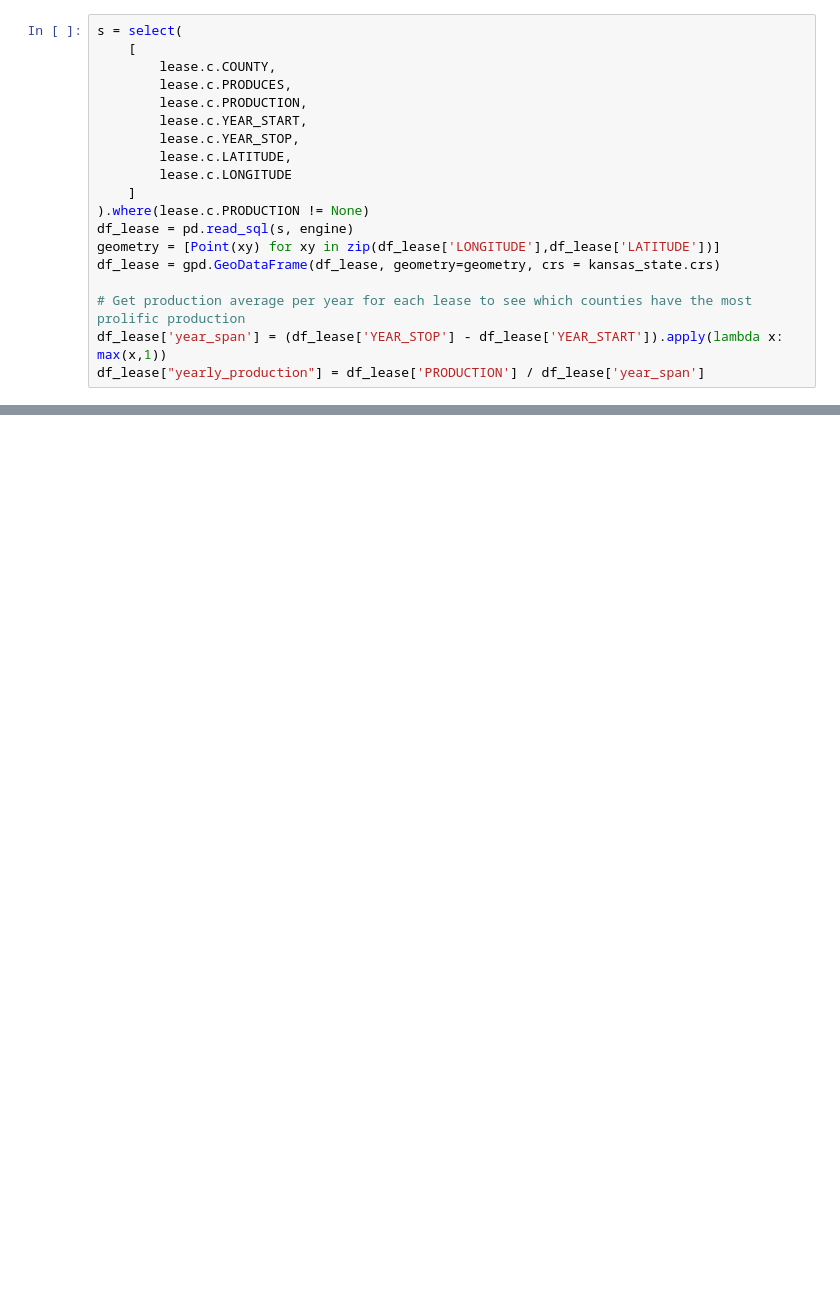
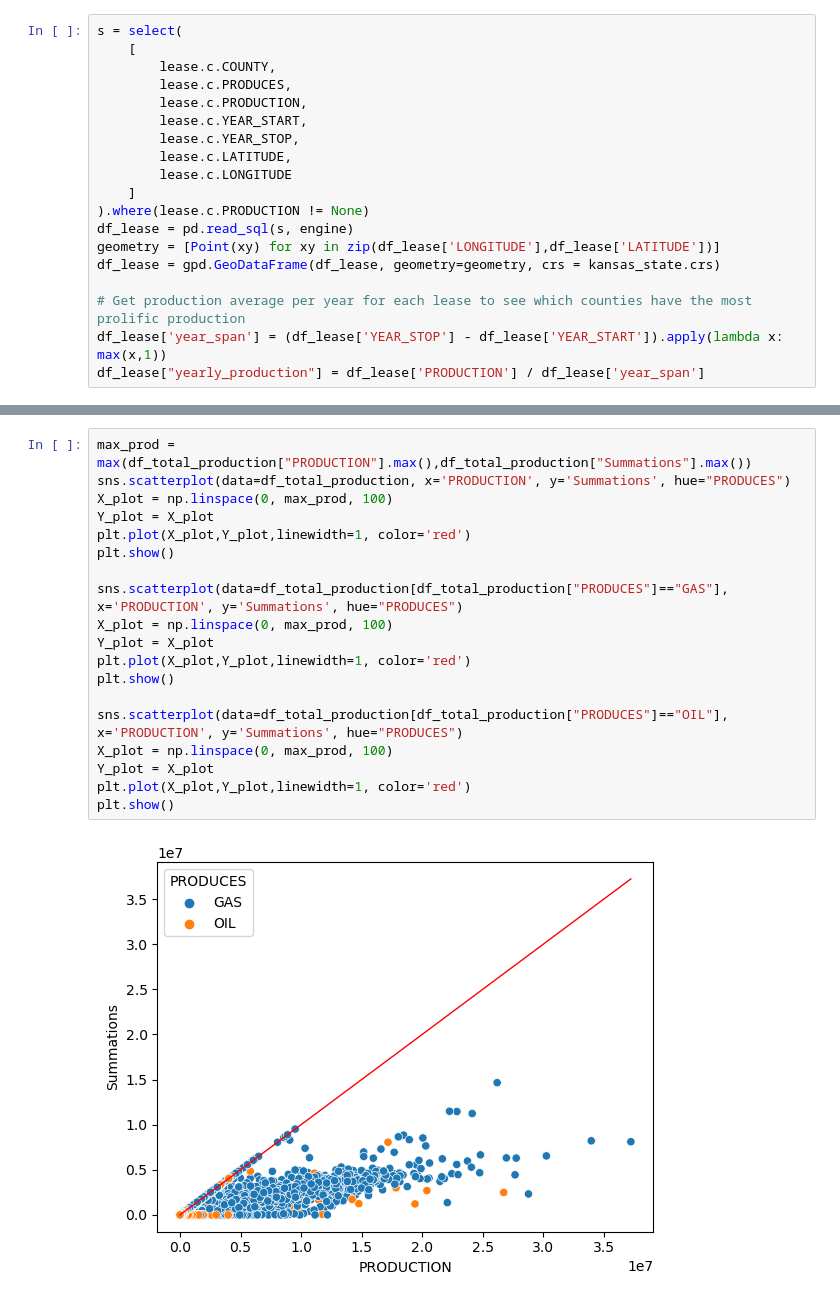
Before and after one commit to Energy-DVA/energy, a Jupyter notebook: _1_analysis/eda.ipynb, the cells around one changed output, grey strips where cells are left out. Cells and saved outputs as stored; diff of their text form; blank space fills up the shorter version.

```diff
--- a/_1_analysis/eda.ipynb
+++ b/_1_analysis/eda.ipynb
@@ -75,0 +146,21 @@ df_lease["yearly_production"] = df_lease['PRODUCTION'] / df_lease['year_span']
+# %%
+max_prod = max(df_total_production["PRODUCTION"].max(),df_total_production["Summations"].max())
+sns.scatterplot(data=df_total_production, x='PRODUCTION', y='Summations', hue="PRODUCES")
+X_plot = np.linspace(0, max_prod, 100)
+Y_plot = X_plot
+plt.plot(X_plot,Y_plot,linewidth=1, color='red')
+plt.show()
+
+sns.scatterplot(data=df_total_production[df_total_production["PRODUCES"]=="GAS"], x='PRODUCTION', y='Summations', hue="PRODUCES")
+X_plot = np.linspace(0, max_prod, 100)
+Y_plot = X_plot
+plt.plot(X_plot,Y_plot,linewidth=1, color='red')
+plt.show()
+
+sns.scatterplot(data=df_total_production[df_total_production["PRODUCES"]=="OIL"], x='PRODUCTION', y='Summations', hue="PRODUCES")
+X_plot = np.linspace(0, max_prod, 100)
+Y_plot = X_plot
+plt.plot(X_plot,Y_plot,linewidth=1, color='red')
+plt.show()
+# %% [output]
+[figure, added]
```
Also changed, not shown: parts of 19 cells of this notebook.
